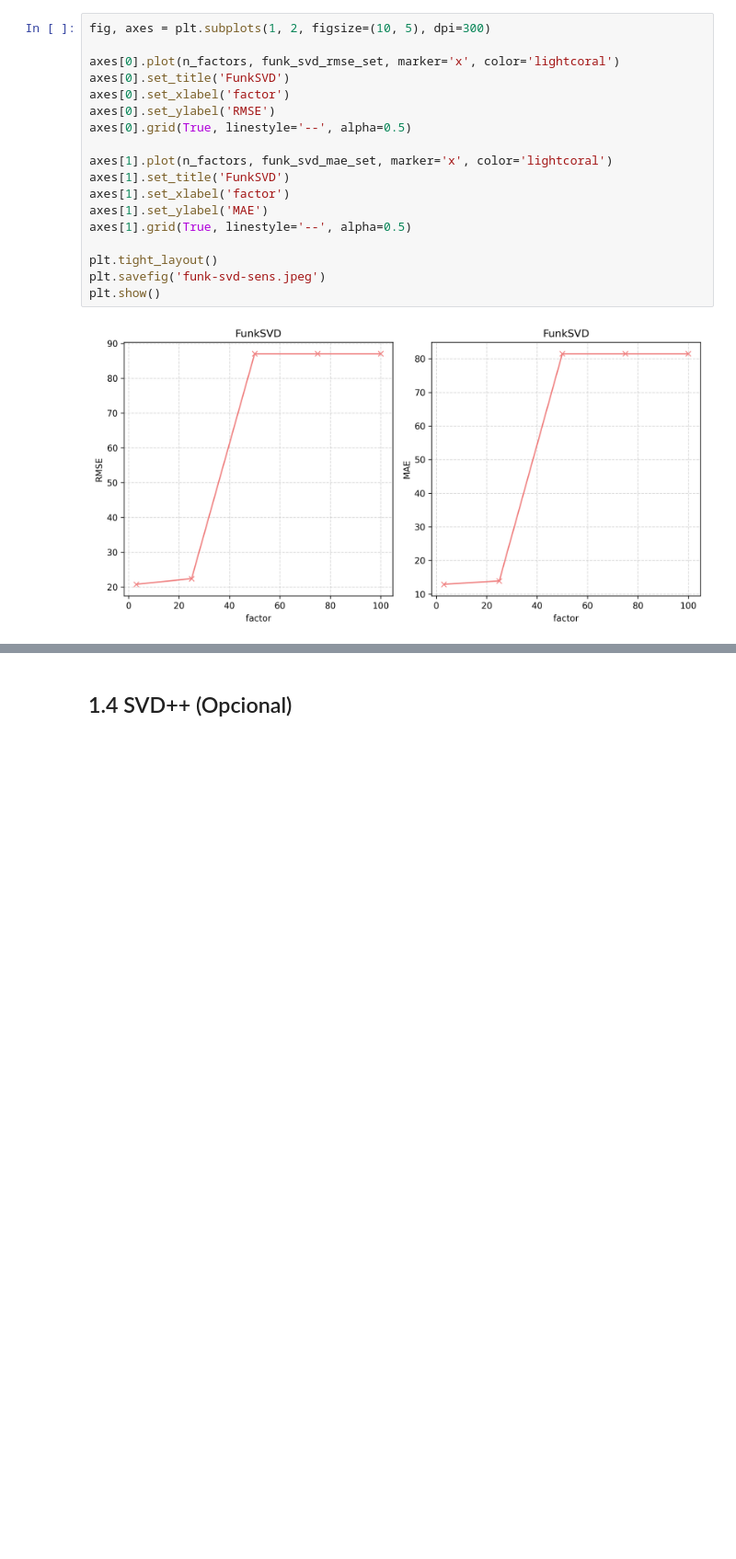
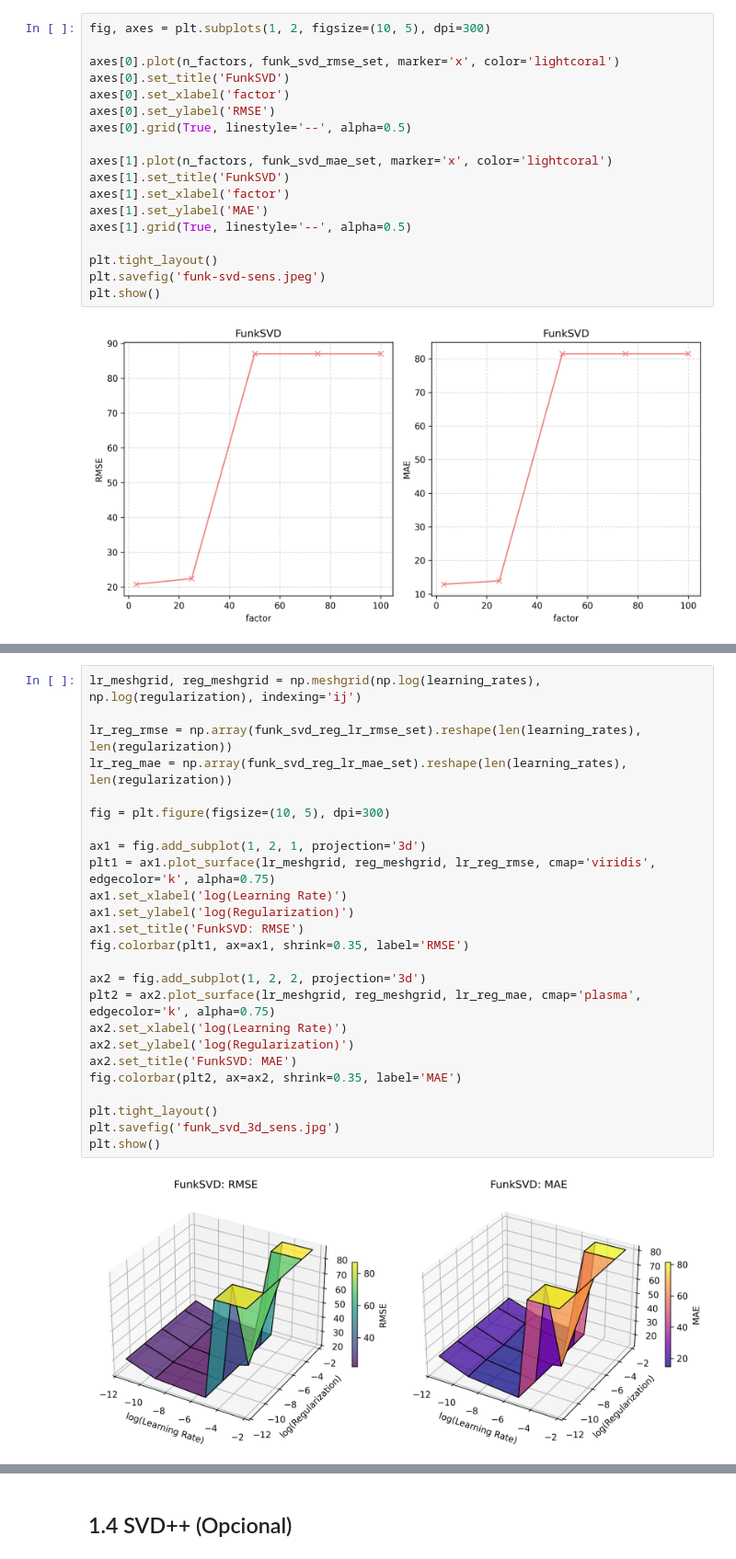
Before and after one commit to bcerdam/recsys-t1, a Jupyter notebook: t1_algoritmos_yahoo.ipynb, the cells around one changed output, grey strips where cells are left out. Shown at 92% size. Cells and saved outputs as stored; diff of their text form; blank space fills up the shorter version.

```diff
--- a/t1_algoritmos_yahoo.ipynb
+++ b/t1_algoritmos_yahoo.ipynb
@@ -221,0 +306,27 @@ plt.show()
+# %%
+lr_meshgrid, reg_meshgrid = np.meshgrid(np.log(learning_rates), np.log(regularization), indexing='ij')
+
+lr_reg_rmse = np.array(funk_svd_reg_lr_rmse_set).reshape(len(learning_rates), len(regularization))
+lr_reg_mae = np.array(funk_svd_reg_lr_mae_set).reshape(len(learning_rates), len(regularization))
+
+fig = plt.figure(figsize=(10, 5), dpi=300)
+
+ax1 = fig.add_subplot(1, 2, 1, projection='3d')
+plt1 = ax1.plot_surface(lr_meshgrid, reg_meshgrid, lr_reg_rmse, cmap='viridis', edgecolor='k', alpha=0.75)
+ax1.set_xlabel('log(Learning Rate)')
+ax1.set_ylabel('log(Regularization)')
+ax1.set_title('FunkSVD: RMSE')
+fig.colorbar(plt1, ax=ax1, shrink=0.35, label='RMSE')
+
+ax2 = fig.add_subplot(1, 2, 2, projection='3d')
+plt2 = ax2.plot_surface(lr_meshgrid, reg_meshgrid, lr_reg_mae, cmap='plasma', edgecolor='k', alpha=0.75)
+ax2.set_xlabel('log(Learning Rate)')
+ax2.set_ylabel('log(Regularization)')
+ax2.set_title('FunkSVD: MAE')
+fig.colorbar(plt2, ax=ax2, shrink=0.35, label='MAE')
+
+plt.tight_layout()
+plt.savefig('funk_svd_3d_sens.jpg')
+plt.show()
+# %% [output]
+[figure, added]
```
Also changed, not shown: parts of 6 cells of this notebook, 3 other files.
